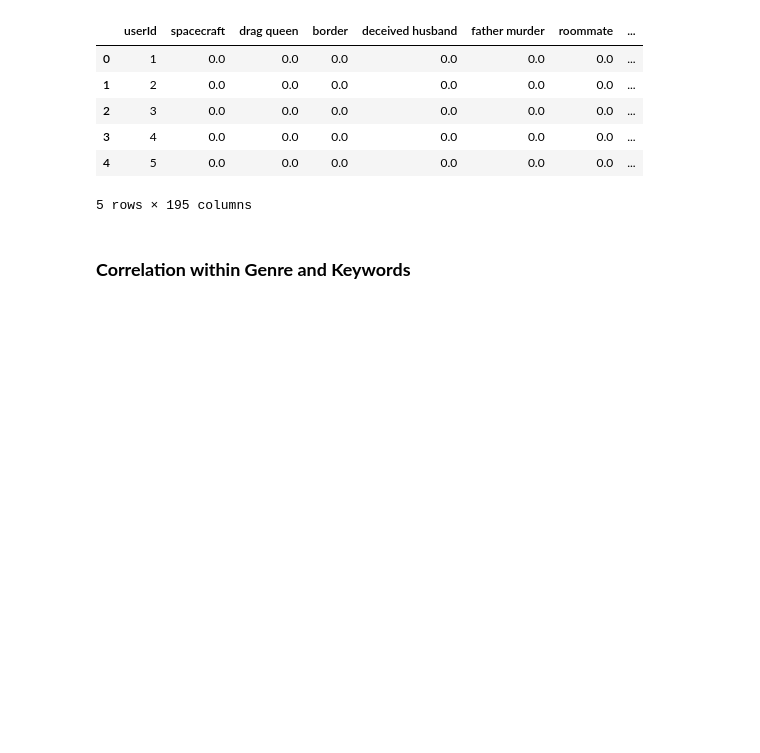
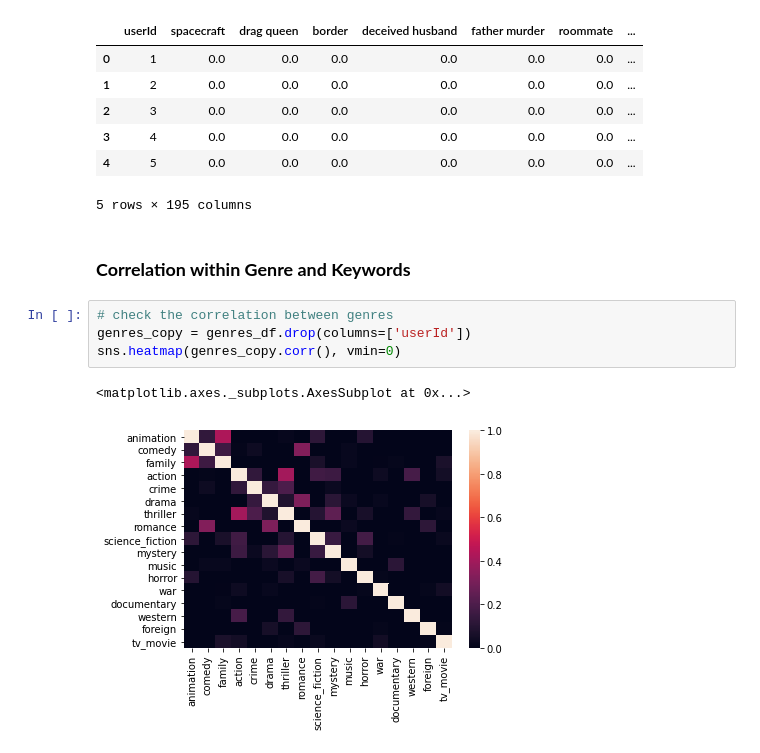
Before and after one commit to kunhwiko/Movie_Recommendation, a Jupyter notebook: src/CIS545_Group_Project.ipynb, the cells around one changed output. Cells and saved outputs as stored; diff of their text form; blank space fills up the shorter version.

```diff
--- a/src/CIS545_Group_Project.ipynb
+++ b/src/CIS545_Group_Project.ipynb
@@ -619,3 +625,10 @@ keywords_df = ps.sqldf(query, locals())
 5 rows × 195 columns
 # %% [markdown]
 ### **Correlation within Genre and Keywords**
+# %%
+# check the correlation between genres
+genres_copy = genres_df.drop(columns=['userId'])
+sns.heatmap(genres_copy.corr(), vmin=0)
+# %% [output]
+<matplotlib.axes._subplots.AxesSubplot at 0x...>
+[figure, added]
```
Also changed, not shown: parts of 8 cells of this notebook.
